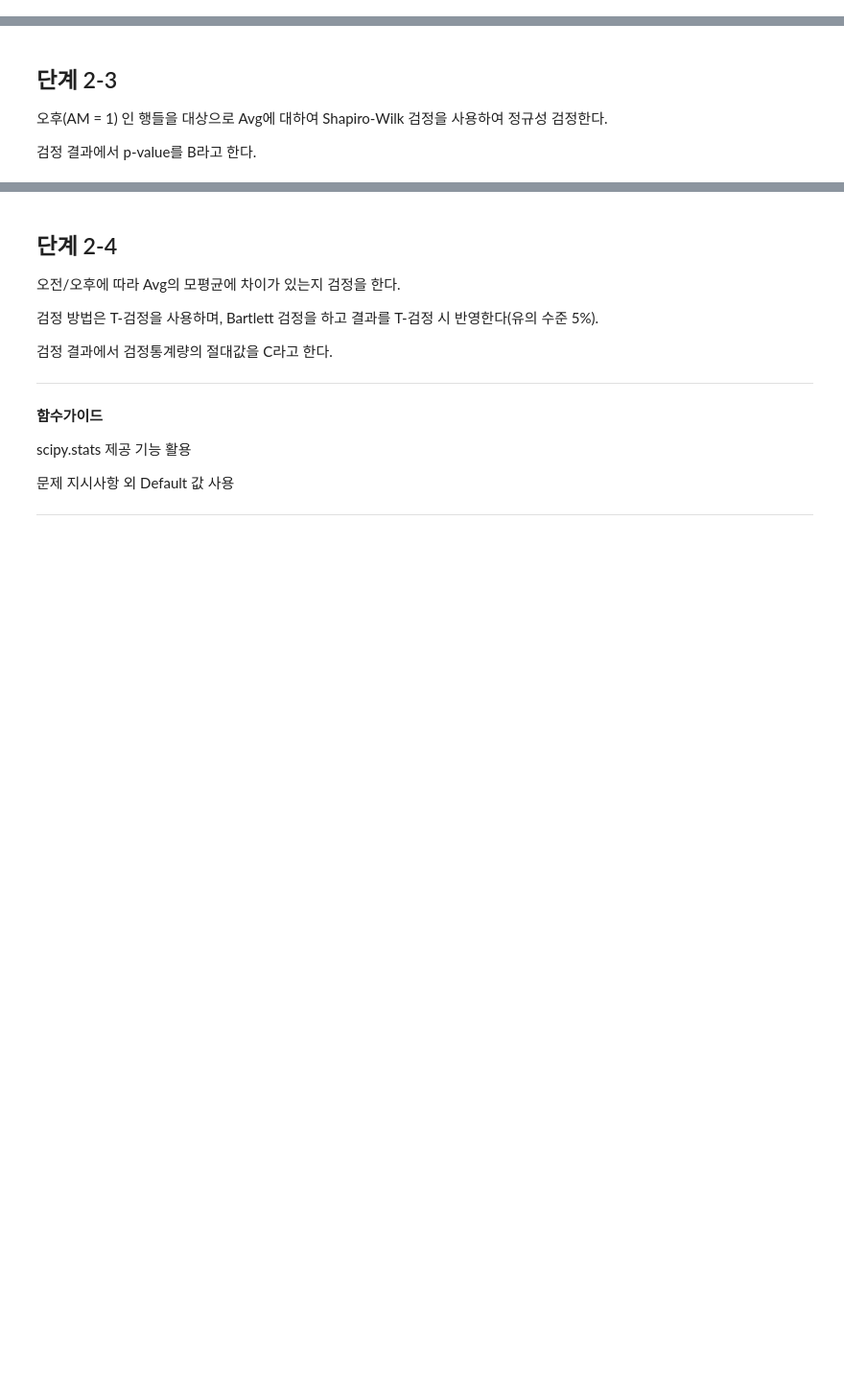
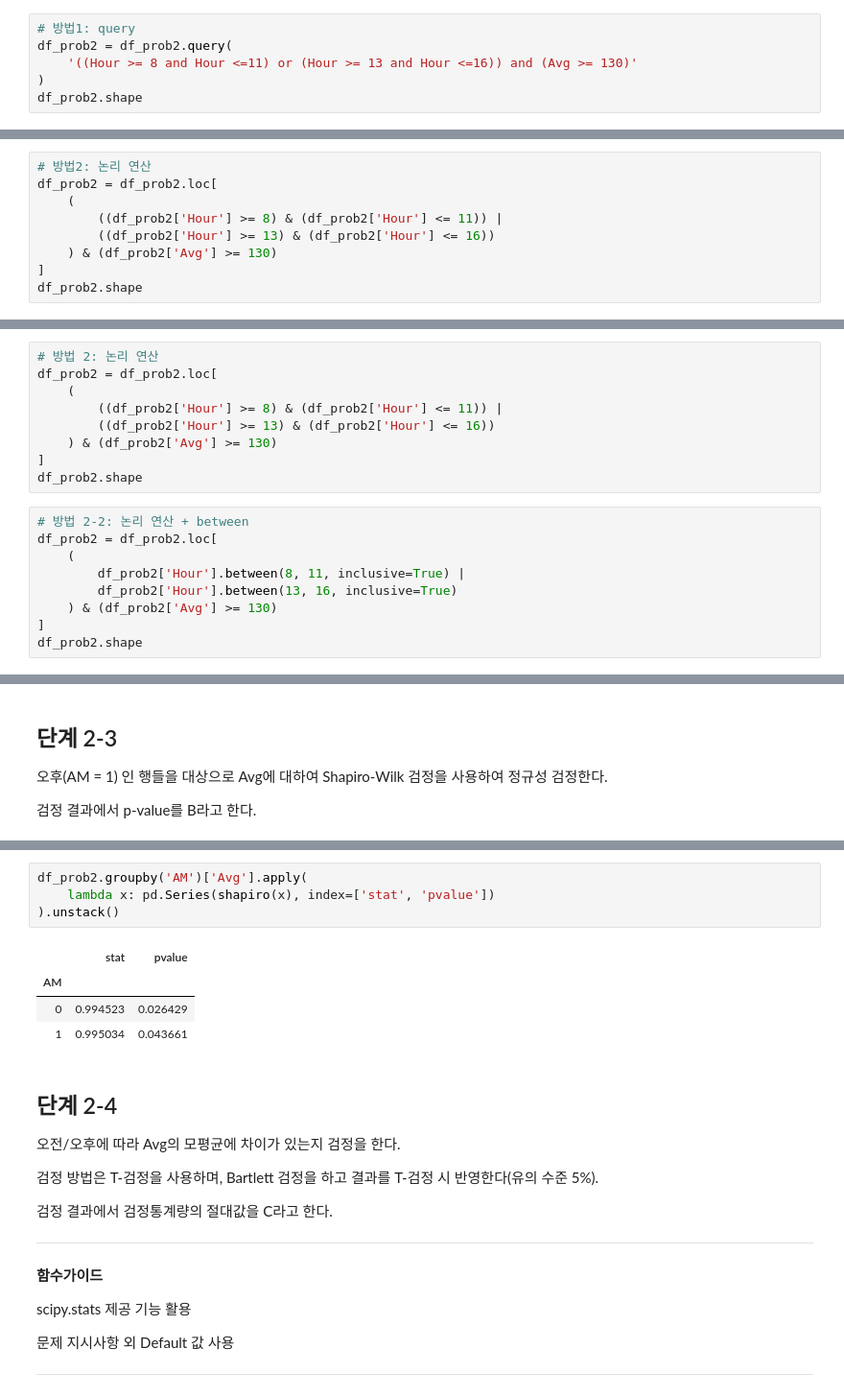
Before and after one commit to sunkusun9/DS_lv3_2410, a Jupyter notebook: sec_ds_lv3_prob3_prob.ipynb, the cells around one changed output, grey strips where cells are left out. Shown at 96% size. Drawn from its saved outputs; the diff is of its cells as text; blank space fills up the shorter version.

```diff
--- a/sec_ds_lv3_prob3_prob.ipynb
+++ b/sec_ds_lv3_prob3_prob.ipynb
@@ -694,0 +705,6 @@ Hint] 최종 1233개 행만 남는다.
+# %%
+# 방법1: query
+df_prob2 = df_prob2.query(
+    '((Hour >= 8 and Hour <=11) or (Hour >= 13 and Hour <=16)) and (Avg >= 130)'
+)
+df_prob2.shape
@@ -694,0 +713,9 @@ Hint] 최종 1233개 행만 남는다.
+# %%
+# 방법2: 논리 연산
+df_prob2 = df_prob2.loc[
+    (
+        ((df_prob2['Hour'] >= 8) & (df_prob2['Hour'] <= 11)) |
+        ((df_prob2['Hour'] >= 13) & (df_prob2['Hour'] <= 16))
+    ) & (df_prob2['Avg'] >= 130)
+]
+df_prob2.shape
@@ -694,0 +724,18 @@ Hint] 최종 1233개 행만 남는다.
+# %%
+# 방법 2: 논리 연산
+df_prob2 = df_prob2.loc[
+    (
+        ((df_prob2['Hour'] >= 8) & (df_prob2['Hour'] <= 11)) |
+        ((df_prob2['Hour'] >= 13) & (df_prob2['Hour'] <= 16))
+    ) & (df_prob2['Avg'] >= 130)
+]
+df_prob2.shape
+# %%
+# 방법 2-2: 논리 연산 + between
+df_prob2 = df_prob2.loc[
+    (
+        df_prob2['Hour'].between(8, 11, inclusive=True) |
+        df_prob2['Hour'].between(13, 16, inclusive=True)
+    ) & (df_prob2['Avg'] >= 130)
+]
+df_prob2.shape
@@ -716,3 +781,12 @@ scipy.stats 제공 기능 활용
+# %%
+df_prob2.groupby('AM')['Avg'].apply(
+    lambda x: pd.Series(shapiro(x), index=['stat', 'pvalue'])
+).unstack()
+# %% [output]
+|  | stat | pvalue |
+| AM |  |  |
+| 0 | 0.994523 | 0.026429 |
+| 1 | 0.995034 | 0.043661 |
 # %% [markdown]
 ## 단계 2-4
 
```
Also changed, not shown: parts of 62 cells of this notebook.
